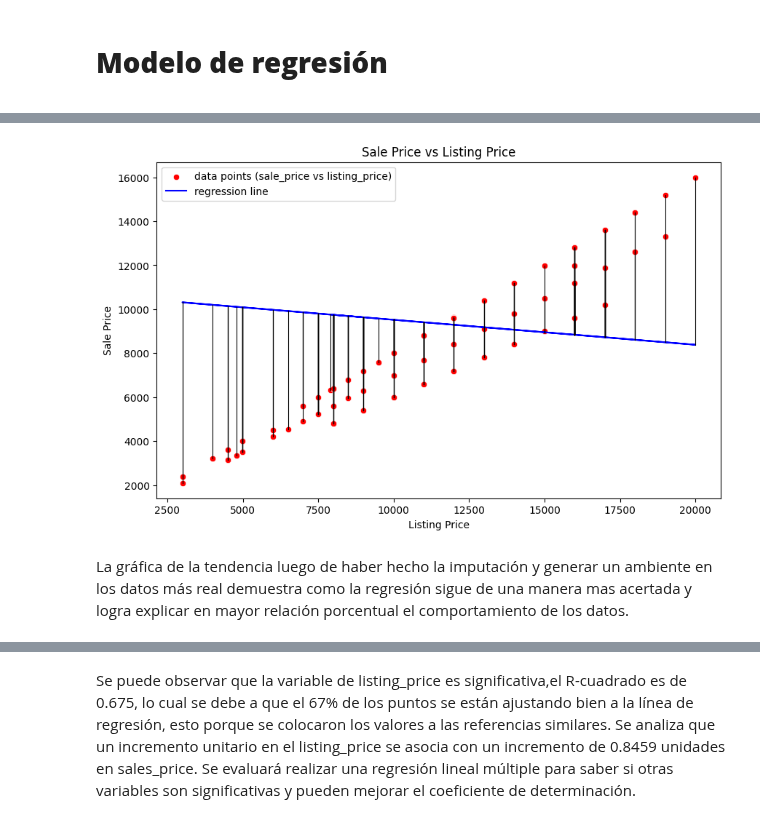
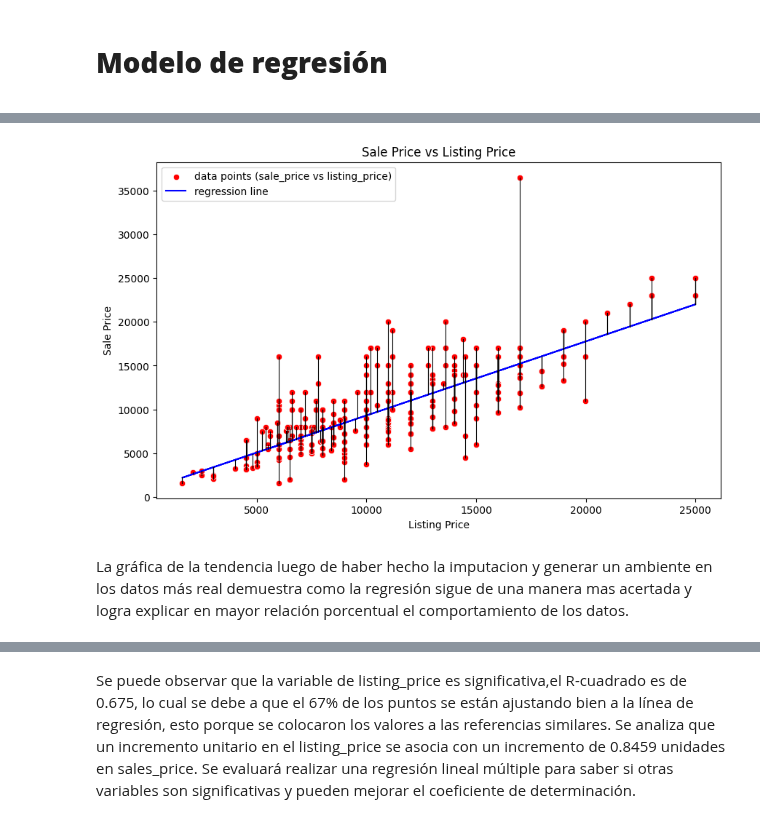
Before and after one commit to pau1ag/caso1, a Jupyter notebook: solucion_caso.ipynb, the cells around one changed output, grey strips where cells are left out. Drawn from its saved outputs; the diff is of its cells as text; code cells hidden in the pictures.

```diff
--- a/solucion_caso.ipynb
+++ b/solucion_caso.ipynb
@@ -216,8 +207,17 @@ Index: []
 # %%
-# Graficar el gráfico de pie de la columna "category" con etiquetas personalizadas
+leyendas = {1: 'Detractores', 2: 'Neutros', 3: 'Promotores'}
+
+# Reemplazar valores numéricos con leyendas
+df['category'] = df['category'].map(leyendas)
+
+# Graficar el gráfico de torta de la columna de categorización
 plt.figure(figsize=(8, 8))
-df['category'].replace({1: 'Detractores', 2: 'Neutros', 3: 'Promotores'}).value_counts().plot(kind='pie', autopct='%1.1f%%', startangle=140)
-plt.title('Distribución de Categorías')
+df['category'].value_counts().plot(kind='pie', autopct='%1.1f%%', startangle=140)
+plt.title('Distribución de Categorización')
+plt.axis('equal')  # Equal aspect ratio ensures that pie is drawn as a circle.
+
+# Agregar leyenda personalizada
+
 
 # Mostrar el gráfico
 plt.show()
@@ -337 +318,3 @@ See the caveats in the documentation: https://pandas.pydata.org/pandas-docs/stab
+# %%
+df['resta'] = df['sale_price'] - df['listing_price']
 # %%
@@ -363,28 +353,28 @@ Se crea el primer modelo de regresión en donde se coloca solo una variable pred
 # %%
 # Crear el gráfico de dispersión con puntos de datos en rojo
 plt.figure(figsize=(10, 6))
-sns.scatterplot(x='listing_price', y='sale_price', data=df_nuevo, color='red', label='data points (sale_price vs listing_price)')
+sns.scatterplot(x='listing_price', y='sale_price', data=df, color='red', label='data points (sale_price vs listing_price)')
 
 # Ajustar la línea de tendencia (regresión lineal)
 slope, intercept = np.polyfit(df['listing_price'], df['sale_price'], 1)
-plt.plot(df_nuevo['listing_price'], slope * df_nuevo['listing_price'] + intercept, color='blue', label='regression line')
+plt.plot(df['listing_price'], slope * df['listing_price'] + intercept, color='blue', label='regression line')
 
 # Dibujar líneas que conectan cada punto con la línea de tendencia
-for index, row in df_nuevo.iterrows():
+for index, row in df.iterrows():
     x = row['listing_price']
     y_actual = row['sale_price']
     y_estimado = slope * x + intercept
     plt.plot([x, x], [y_actual, y_estimado], color='black', linewidth=0.8)
 
 # Etiquetas y título
 plt.xlabel('Listing Price')
 plt.ylabel('Sale Price')
 plt.title('Sale Price vs Listing Price')
 plt.legend()
 
 # Mostrar el gráfico
 plt.show()
 # %% [output]
-[figure, old version]
+[figure, new version]
 # %% [markdown]
-La gráfica de la tendencia luego de haber hecho la imputación y generar un ambiente en los datos más real demuestra como la regresión sigue de una manera mas acertada y logra explicar en mayor relación porcentual el comportamiento de los datos.
+La gráfica de la tendencia luego de haber hecho la imputacion y generar un ambiente en los datos más real demuestra como la regresión sigue de una manera mas acertada y logra explicar en mayor relación porcentual el comportamiento de los datos.
```
Also changed, not shown: parts of 20 cells of this notebook.
